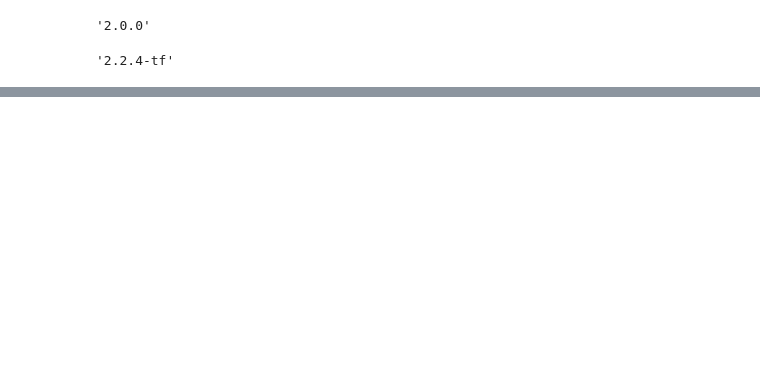
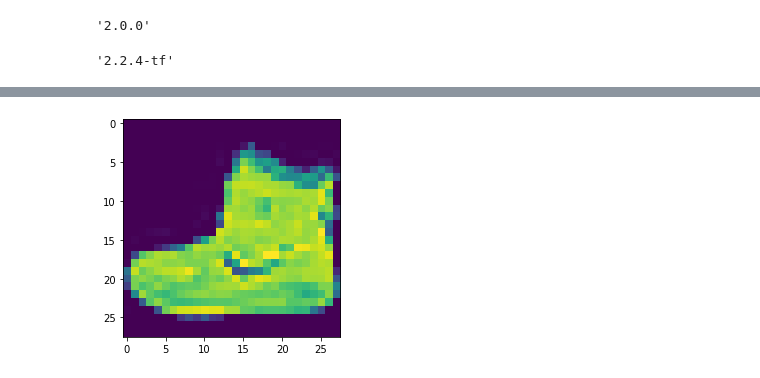
Before and after one commit to dmcclung/HandsOnMachineLearning, a Jupyter notebook: ImageClassifierWithSequentialAPI.ipynb, the cells around one changed output, grey strips where cells are left out. Saved outputs shown, nothing was run; the diff lists cells and outputs as text; code cells hidden in the pictures; blank space fills up the shorter version.

```diff
--- a/ImageClassifierWithSequentialAPI.ipynb
+++ b/ImageClassifierWithSequentialAPI.ipynb
@@ -23,0 +57,5 @@ Downloading data from https://storage.googleapis.com/tensorflow/tf-keras-dataset
+# %%
+plt.imshow(X_train_full[0])
+plt.show()
+# %% [output]
+[figure, added]
```
Also changed, not shown: parts of 24 cells of this notebook.
